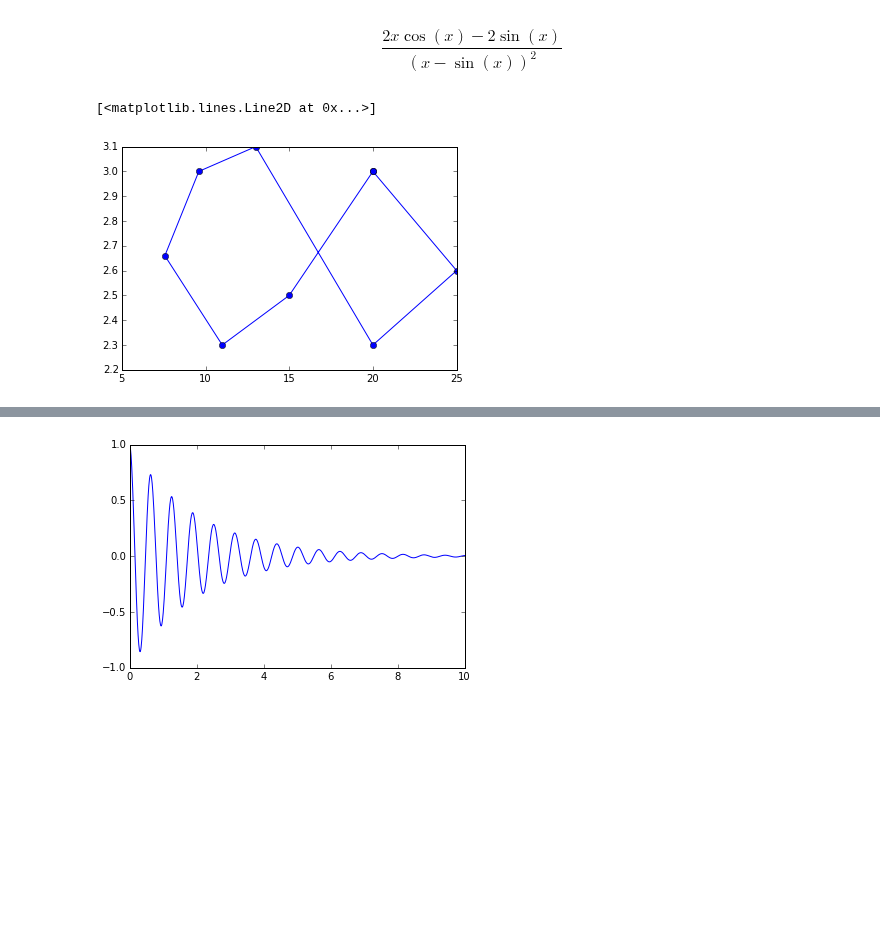
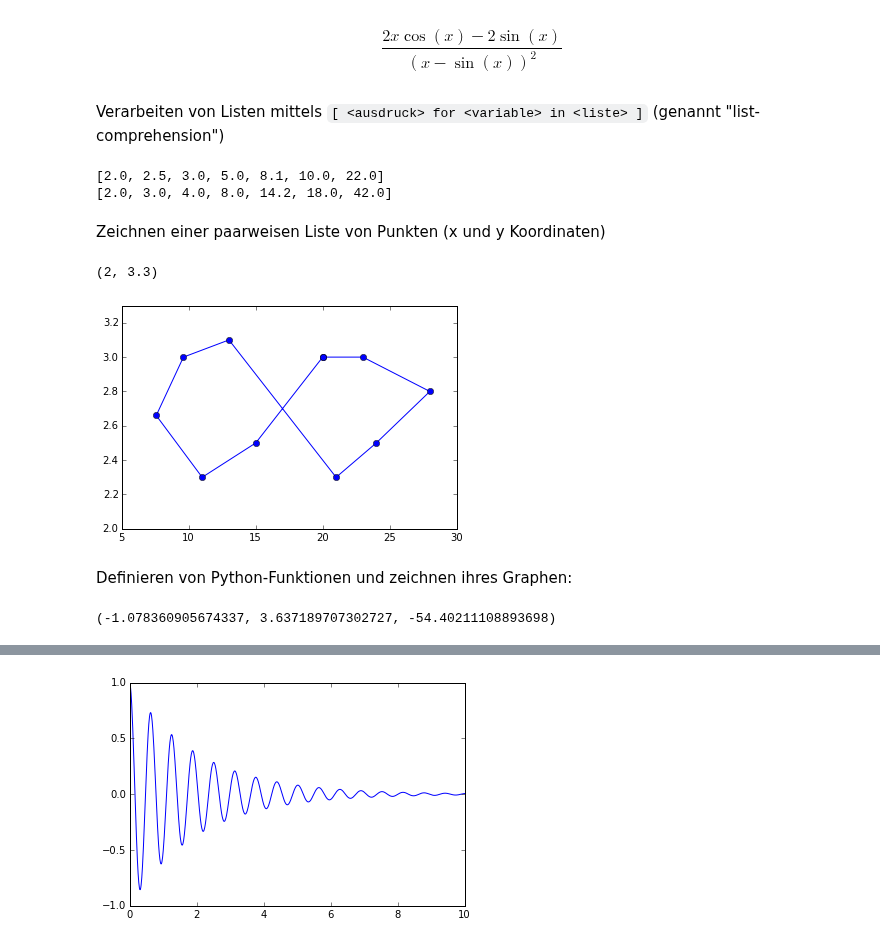
Before and after one commit to haraldschilly/python-fuer-mathematiker, a Jupyter notebook: doc/1-0-einfuehrung.ipynb, the cells around one changed output, grey strips where cells are left out. Saved outputs shown, nothing was run; the diff lists cells and outputs as text; code cells hidden in the pictures; blank space fills up the shorter version.

```diff
--- a/doc/1-0-einfuehrung.ipynb
+++ b/doc/1-0-einfuehrung.ipynb
@@ -75,14 +142,30 @@ $$\frac{2 x}{x - \sin{\left (x \right )}}$$
 pretty(f_prime)
 # %% [output]
 $$\frac{2 x \cos{\left (x \right )} - 2 \sin{\left (x \right )}}{\left(x - \sin{\left (x \right )}\right)^{2}}$$
+# %% [markdown]
+Verarbeiten von Listen mittels `[ <ausdruck> for <variable> in <liste> ]` (genannt "list-comprehension")
+# %%
+ll = [2., 2.5, 3., 5., 8.1, 10., 22.]
+k1 = [ 2*i-2 for i in ll]
+print(ll)
+print(k1)
+# %% [output]
+[2.0, 2.5, 3.0, 5.0, 8.1, 10.0, 22.0]
+[2.0, 3.0, 4.0, 8.0, 14.2, 18.0, 42.0]
+# %% [markdown]
+Zeichnen einer paarweisen Liste von Punkten (x und y Koordinaten)
 # %%
 %matplotlib inline
 import matplotlib.pyplot as plt
 
-xx = [20, 15,  11, 7.57, 9.6, 13,  20,  25, 20]
-yy = [3, 2.5, 2.3, 2.66,  3, 3.1, 2.3, 2.6, 3]
+xx = [20, 15,  11, 7.57, 9.6, 13,  21,  24, 28, 23, 20]
+yy = [3, 2.5, 2.3, 2.66,  3, 3.1, 2.3, 2.5, 2.8, 3,  3]
 
 plt.plot(xx, yy, "o-")
+plt.xlim(5, 30)
+plt.ylim(2, 3.3)
 # %% [output]
-[<matplotlib.lines.Line2D at 0x...>]
+(2, 3.3)
-[figure, old version]
+[figure, new version]
+# %% [markdown]
+Definieren von Python-Funktionen und zeichnen ihres Graphen:
@@ -88,0 +177,4 @@ plt.plot(xx, yy, "o-")
+# %%
+sin_square(-1.1), sin_square(2), sin_square(10)
+# %% [output]
+(-1.078360905674337, 3.637189707302727, -54.40211108893698)
```
Also changed, not shown: parts of 21 cells of this notebook.
